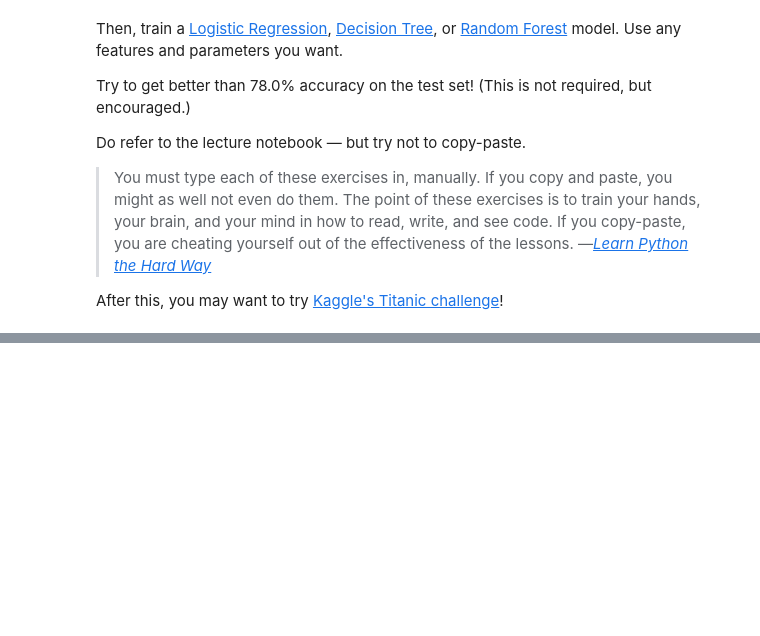
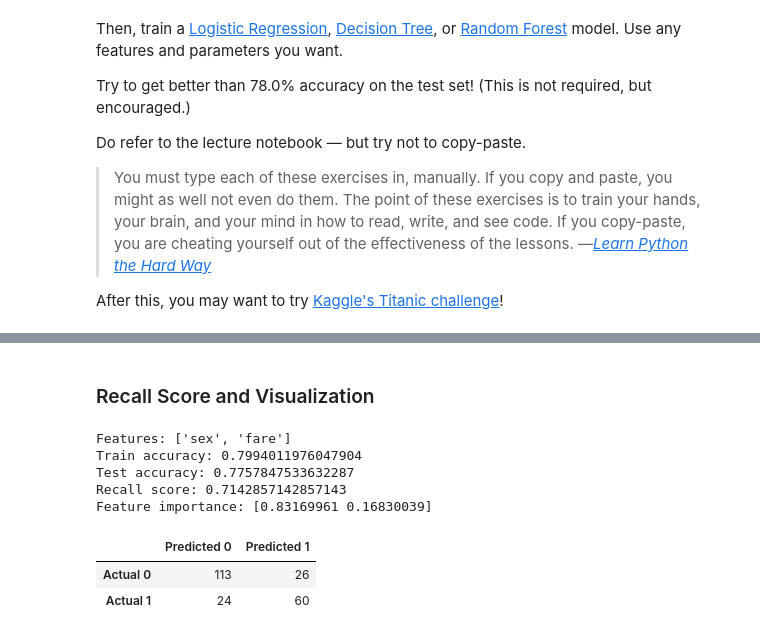
Before and after one commit to Nov05/Lambda-School-Data-Science, a Jupyter notebook: LSDS_Intro_Assignment_8_Classification.ipynb, the cells around one changed output, grey strips where cells are left out. Saved outputs shown, nothing was run; the diff lists cells and outputs as text; code cells hidden in the pictures; blank space fills up the shorter version.

```diff
--- a/LSDS_Intro_Assignment_8_Classification.ipynb
+++ b/LSDS_Intro_Assignment_8_Classification.ipynb
@@ -26,3 +58,11 @@ warnings.filterwarnings('ignore')
+# %%
+from sklearn.metrics import confusion_matrix
+
+def pred_matrix(y_true, y_pred):
+    data = confusion_matrix(y_true, y_pred)
+    index = ['Actual 0', 'Actual 1']
+    columns = ['Predicted 0', 'Predicted 1']
+    return pd.DataFrame(data, index, columns)
 # %%
 from sklearn.model_selection import train_test_split
 train, test = train_test_split(sns.load_dataset('titanic').drop(columns=['alive']), random_state=0)
@@ -226,0 +318,32 @@ Test accuracy: 0.7847533632286996
+# %% [markdown]
+### Recall Score and Visualization
+# %%
+features = ['sex', 'fare']
+model = DecisionTreeClassifier(max_depth=3, random_state=555)
+model.fit(train[features], train[target])
+print('Features:', features)
+
+# Train accuracy
+y_true = train[target]
+y_pred = model.predict(train[features])
+print('Train accuracy:', accuracy_score(y_true, y_pred))
+
+# Test accuracy
+y_true = test[target]
+y_pred = model.predict(test[features])
+print('Test accuracy:', accuracy_score(y_true, y_pred))
+
+print('Recall score:', recall_score(y_true, y_pred))
+print('Feature importance:', model.feature_importances_)
+# %% [output]
+Features: ['sex', 'fare']
+Train accuracy: 0.7994011976047904
+Test accuracy: 0.7757847533632287
+Recall score: 0.7142857142857143
+Feature importance: [0.83169961 0.16830039]
+# %%
+pred_matrix(y_true, y_pred)
+# %% [output]
+|  | Predicted 0 | Predicted 1 |
+| Actual 0 | 113 | 26 |
+| Actual 1 | 24 | 60 |
```
Also changed, not shown: parts of 14 cells of this notebook.
